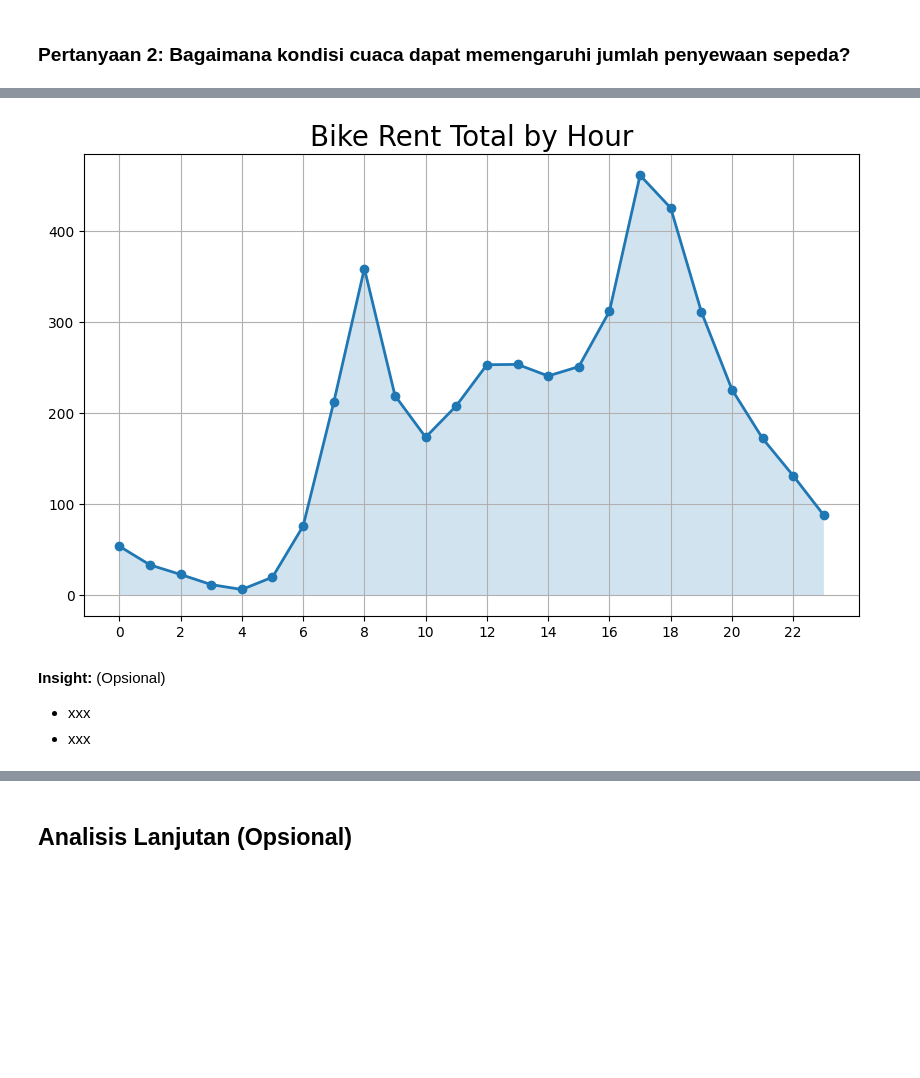
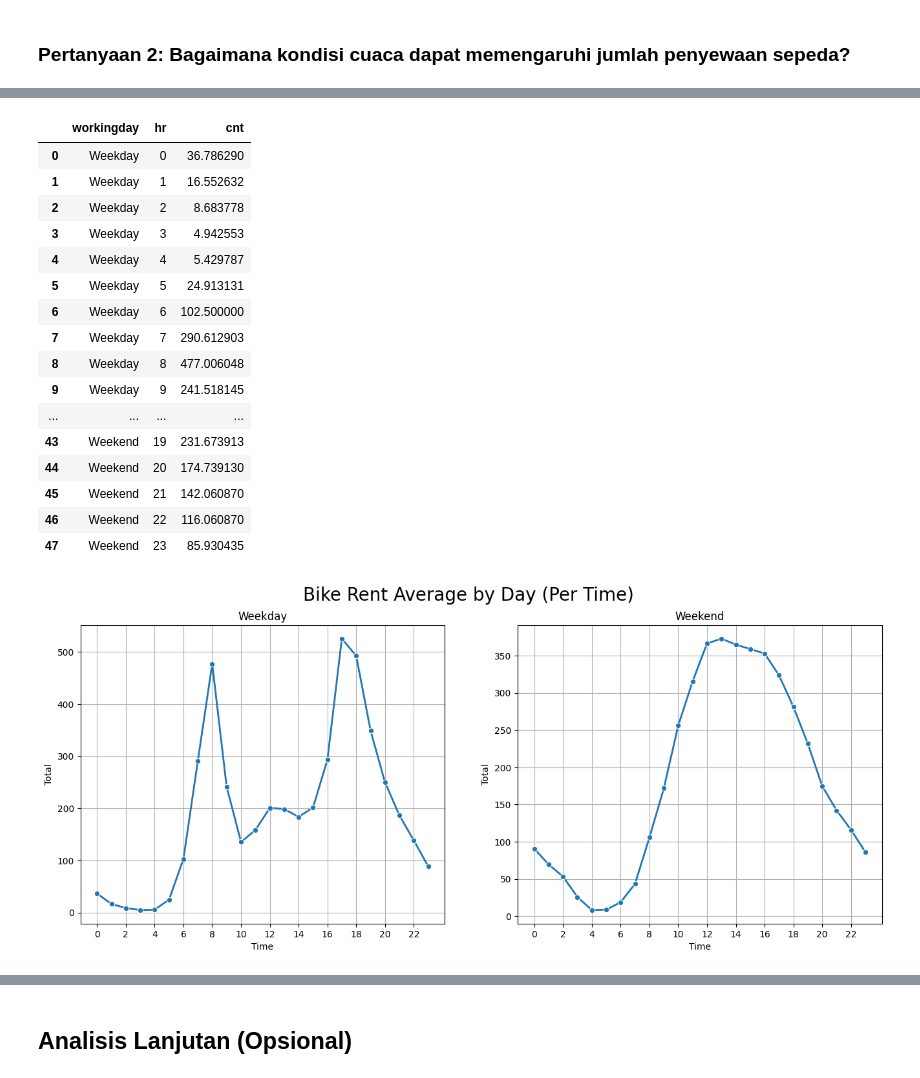
Before and after one commit to rajasmdra/bike-sharing-analysis, a Jupyter notebook: Proyek_Analisis_Data.ipynb, the cells around one changed output, grey strips where cells are left out. Saved outputs shown, nothing was run; the diff lists cells and outputs as text; code cells hidden in the pictures; blank space fills up the shorter version.

```diff
--- a/Proyek_Analisis_Data.ipynb
+++ b/Proyek_Analisis_Data.ipynb
@@ -412,24 +437,48 @@ plt.show()
+# %%
+hour_df['workingday'] = hour_df['workingday'].apply(lambda x: "Weekday" if x == 1 else "Weekend")
 # %%
-rent_by_hour_df = hour_df.groupby(by='hr').cnt.mean().reset_index()
+rent_by_hour = hour_df.groupby(by=['workingday', 'hr']).cnt.mean().reset_index()
+rent_by_hour
+# %% [output]
+|  | workingday | hr | cnt |
+| 0 | Weekday | 0 | 36.786290 |
+| 1 | Weekday | 1 | 16.552632 |
+| 2 | Weekday | 2 | 8.683778 |
+| 3 | Weekday | 3 | 4.942553 |
+| 4 | Weekday | 4 | 5.429787 |
+| 5 | Weekday | 5 | 24.913131 |
+| 6 | Weekday | 6 | 102.500000 |
+| 7 | Weekday | 7 | 290.612903 |
+| 8 | Weekday | 8 | 477.006048 |
+| 9 | Weekday | 9 | 241.518145 |
+| ... | ... | ... | ... |
+| 43 | Weekend | 19 | 231.673913 |
+| 44 | Weekend | 20 | 174.739130 |
+| 45 | Weekend | 21 | 142.060870 |
+| 46 | Weekend | 22 | 116.060870 |
+| 47 | Weekend | 23 | 85.930435 |
-# %%
-plt.figure(figsize=(10, 6))
-ax =plt.plot(
-    rent_by_hour_df['hr'],
-    rent_by_hour_df['cnt'],
-    marker='o',
-    linewidth=2,
-)
-plt.xlabel(None)
-plt.ylabel(None)
-plt.fill_between(rent_by_hour_df['hr'], rent_by_hour_df['cnt'], alpha=0.2)
-plt.title("Bike Rent Total by Hour", loc='center', fontsize=20)
-plt.ticklabel_format(style='plain', axis='y')
-plt.xticks(np.arange(0, 24, step=2))
-plt.grid()
-plt.show()
-# %% [output]
-[figure, removed]
-# %% [markdown]
-**Insight:** (Opsional)
-- xxx
-- xxx
+# %%
+days = {'Weekday', 'Weekend'}
+
+plt.figure(figsize=(16, 6))
+for i, day in enumerate(days):
+    plt.subplot(1, 2, i + 1)
+    sns.lineplot(
+        x='hr',
+        y='cnt',
+        data=rent_by_hour[rent_by_hour['workingday'] == day],
+        marker='o',
+        linewidth=2
+    )
+    plt.xlabel('Time')
+    plt.ylabel('Total')
+    plt.title(day)
+    plt.xticks(np.arange(0, 24, step=2))
+    plt.grid()
+
+
+plt.suptitle("Bike Rent Average by Day (Per Time)", fontsize=20)
+plt.tight_layout
+plt.show()
+# %% [output]
+[figure, added]
```
Also changed, not shown: parts of 31 cells of this notebook.
